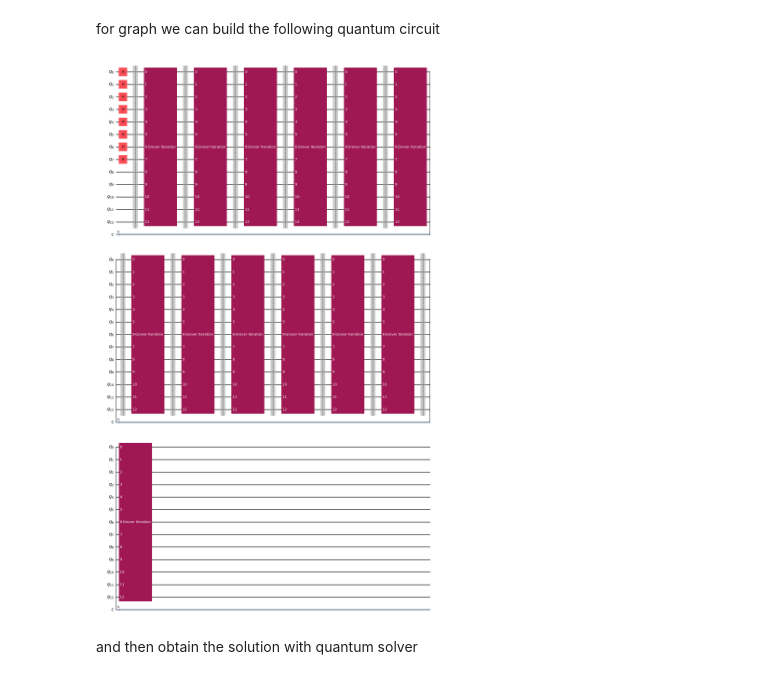
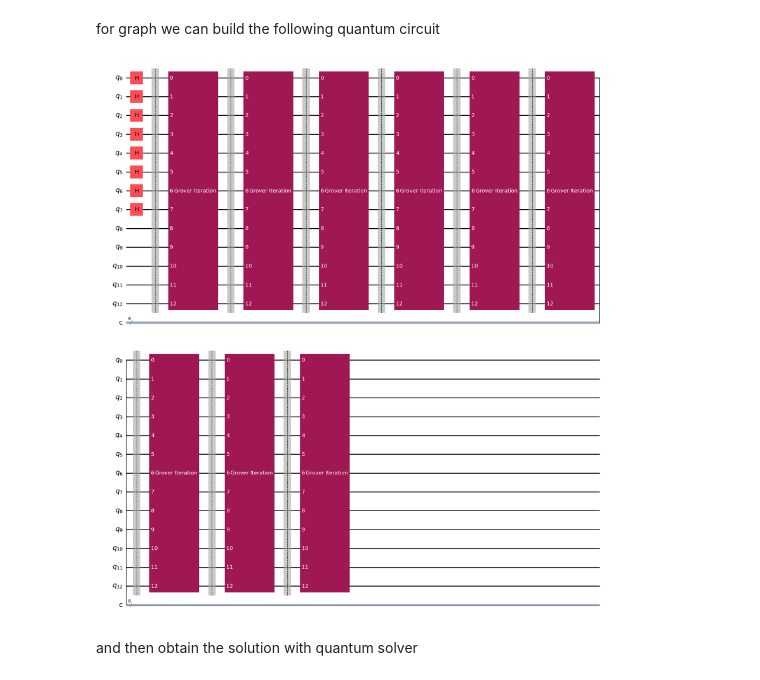
Before and after one commit to 1ngVG-QCCE/QuantumMazeSolver, a Jupyter notebook: maze_solver.ipynb, the cells around one changed output. Saved outputs shown, nothing was run; the diff lists cells and outputs as text; code cells hidden in the pictures.

Commit message:
feat(meze_solver): add customizable number_of_solution in circuit build and number_of_shots for solution measurement

```diff
--- a/maze_solver.ipynb
+++ b/maze_solver.ipynb
@@ -142,10 +142,10 @@ maze.show(classical_solver.solve(maze))
 # %% [markdown]
 for graph we can build the following quantum circuit
 # %%
-graph_qc = QuantumMazeCircuit(graph, turn_back_check=True) # custom max_path_length can be set
+graph_qc = QuantumMazeCircuit(graph, turn_back_check=True, number_of_solutions=2) # custom max_path_length can be set
 graph_qc.decompose(reps = 0).draw('mpl')
 # %% [output]
-[figure, old version]
+[figure, new version]
 # %% [markdown]
 and then obtain the solution with quantum solver
 # %%
```
Also changed, not shown: parts of 5 cells of this notebook, 1 other file.
